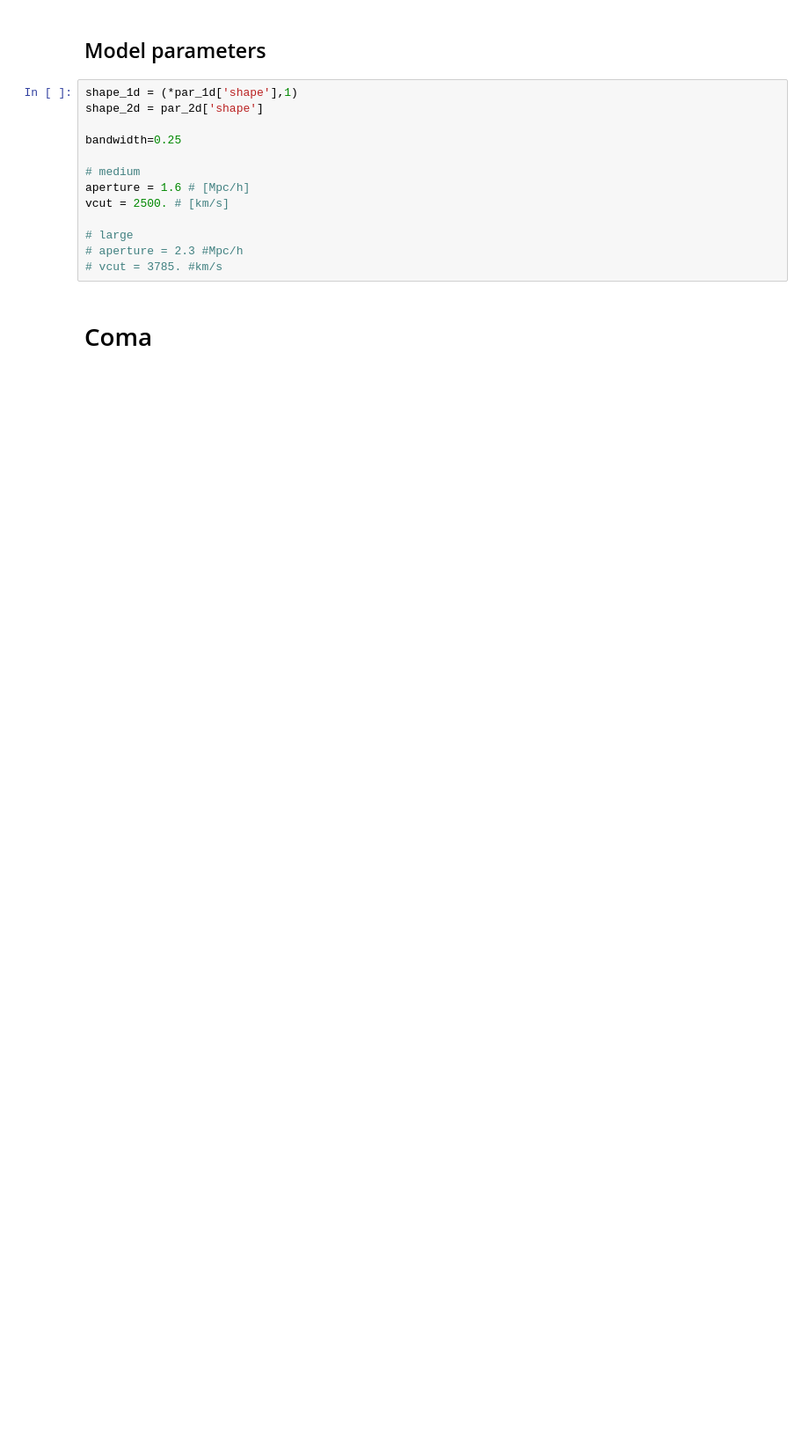
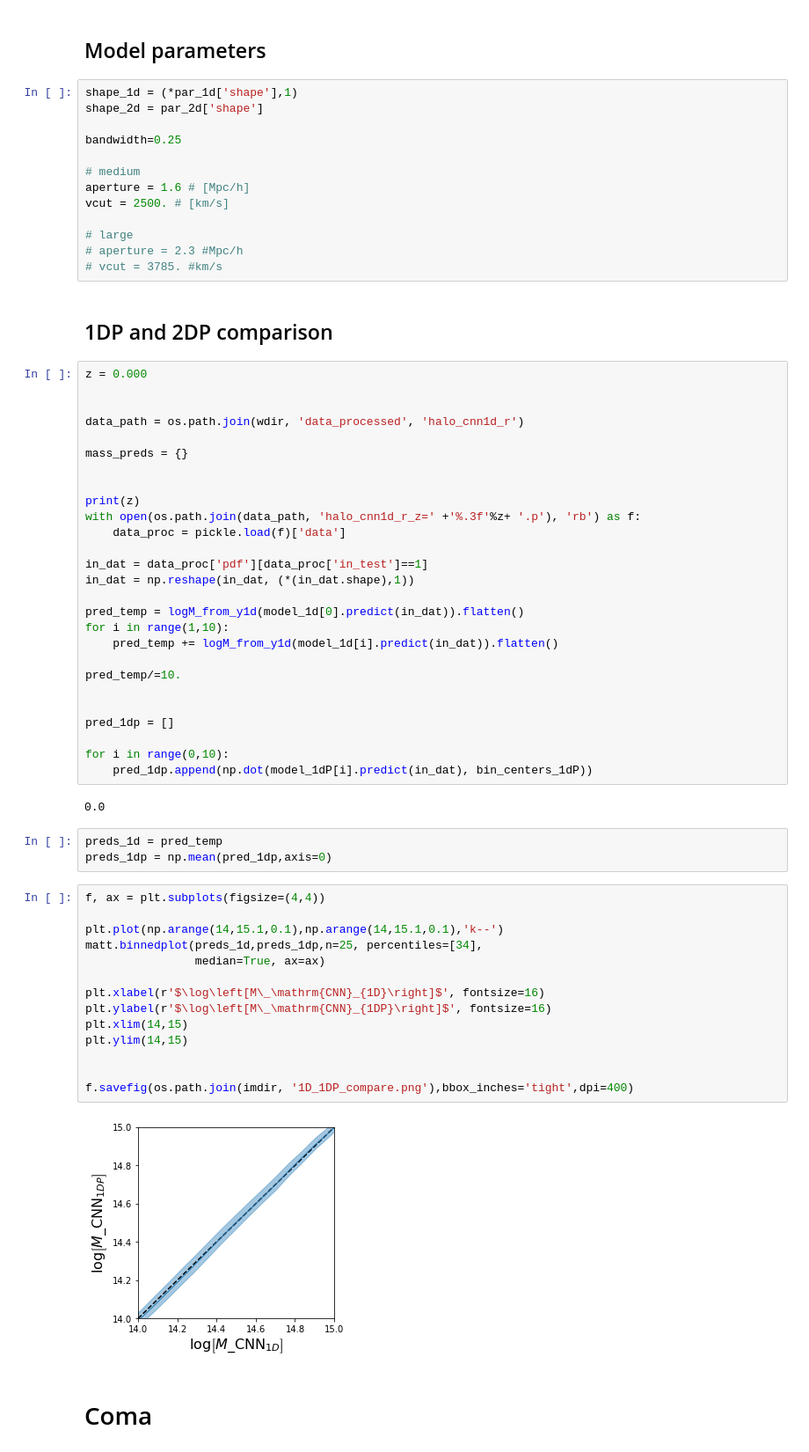
Before and after one commit to McWilliamsCenter/halo_cnn, a Jupyter notebook: notebooks/gama.ipynb, the cells around one changed output. Shown at 88% size. Drawn from its saved outputs; the diff is of its cells as text; blank space fills up the shorter version.

```diff
--- a/notebooks/gama.ipynb
+++ b/notebooks/gama.ipynb
@@ -327,5 +306,55 @@ vcut = 2500. # [km/s]
 # large
 # aperture = 2.3 #Mpc/h
 # vcut = 3785. #km/s
+# %% [markdown]
+## 1DP and 2DP comparison
+# %%
+z = 0.000
+
+
+data_path = os.path.join(wdir, 'data_processed', 'halo_cnn1d_r')
+
+mass_preds = {}
+
+
+print(z)
+with open(os.path.join(data_path, 'halo_cnn1d_r_z=' +'%.3f'%z+ '.p'), 'rb') as f:
+    data_proc = pickle.load(f)['data']
+
+in_dat = data_proc['pdf'][data_proc['in_test']==1]
+in_dat = np.reshape(in_dat, (*(in_dat.shape),1))
+
+pred_temp = logM_from_y1d(model_1d[0].predict(in_dat)).flatten()
+for i in range(1,10):
+    pred_temp += logM_from_y1d(model_1d[i].predict(in_dat)).flatten()
+
+pred_temp/=10.
+
+
+pred_1dp = []
+
+for i in range(0,10):
+    pred_1dp.append(np.dot(model_1dP[i].predict(in_dat), bin_centers_1dP))
+# %% [output]
+0.0
+# %%
+preds_1d = pred_temp
+preds_1dp = np.mean(pred_1dp,axis=0)
+# %%
+f, ax = plt.subplots(figsize=(4,4))
+
+plt.plot(np.arange(14,15.1,0.1),np.arange(14,15.1,0.1),'k--')
+matt.binnedplot(preds_1d,preds_1dp,n=25, percentiles=[34],
+                median=True, ax=ax)
+
+plt.xlabel(r'$\log\left[M\_\mathrm{CNN}_{1D}\right]$', fontsize=16)
+plt.ylabel(r'$\log\left[M\_\mathrm{CNN}_{1DP}\right]$', fontsize=16)
+plt.xlim(14,15)
+plt.ylim(14,15)
+
+
+f.savefig(os.path.join(imdir, '1D_1DP_compare.png'),bbox_inches='tight',dpi=400)
+# %% [output]
+[figure, added]
 # %% [markdown]
 # Coma
```
Also changed, not shown: parts of 18 cells of this notebook, 5 other files.
